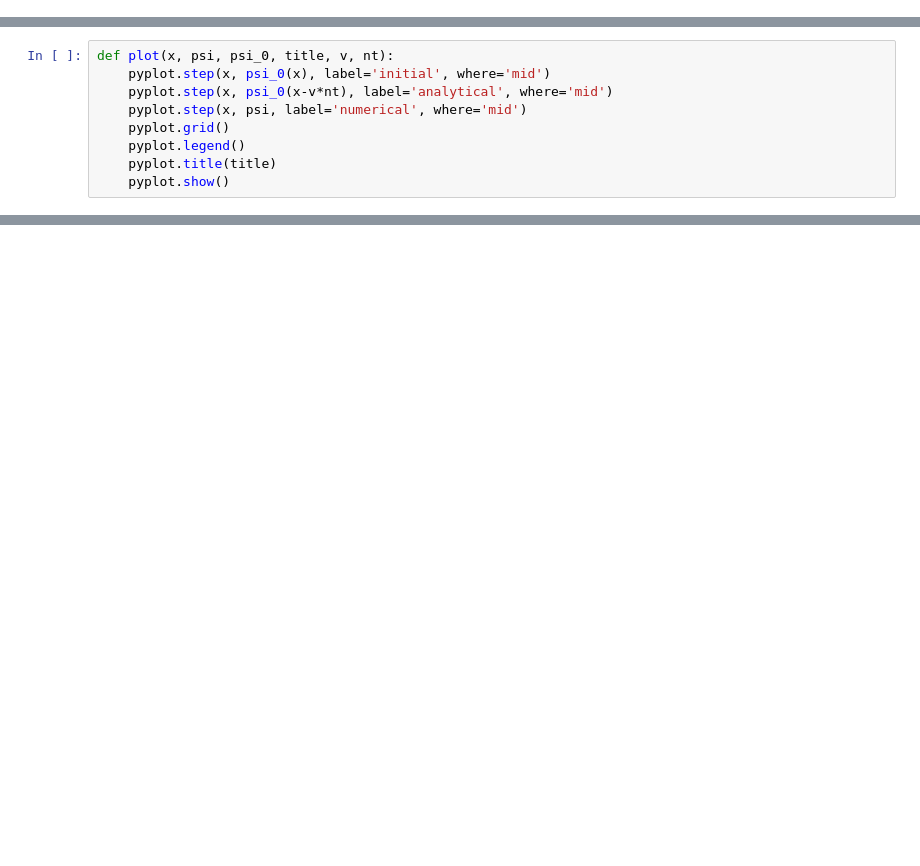
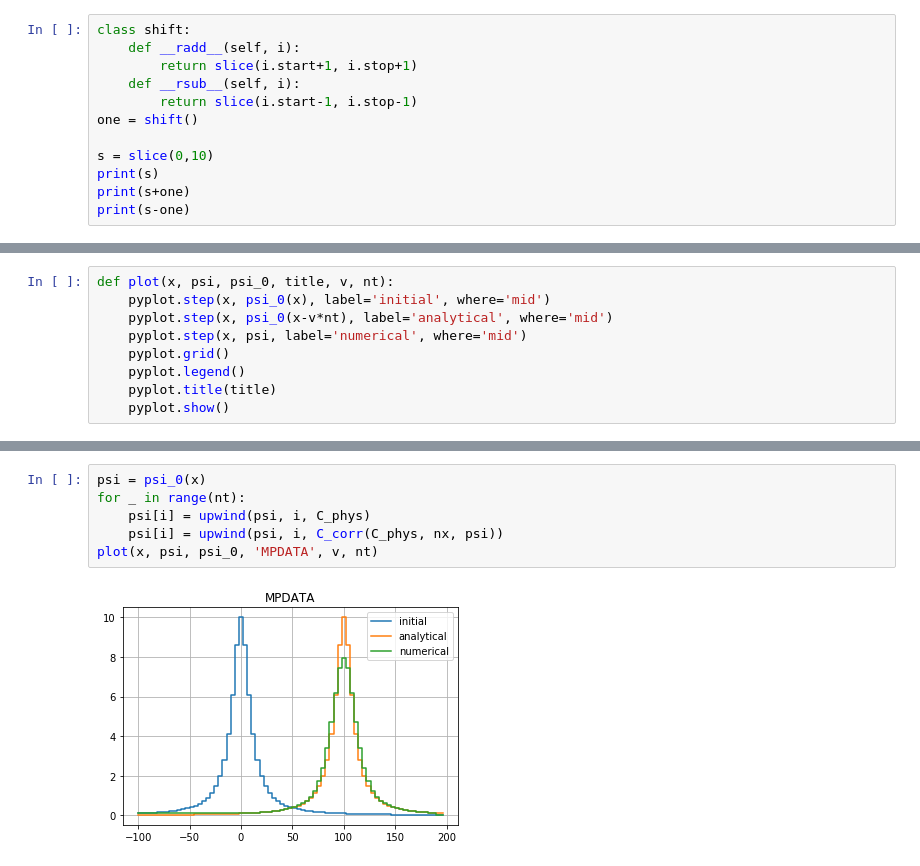
Before and after one commit to slayoo/MoAC, a Jupyter notebook: notebooks/02_upwind_MPDATA_hello_world.ipynb, the cells around one changed output, grey strips where cells are left out. Drawn from its saved outputs; the diff is of its cells as text; blank space fills up the shorter version.

```diff
--- a/notebooks/02_upwind_MPDATA_hello_world.ipynb
+++ b/notebooks/02_upwind_MPDATA_hello_world.ipynb
@@ -6,3 +14,15 @@ def psi_0(x):
     # https://en.wikipedia.org/wiki/Witch_of_Agnesi
     a = 5
     return 8*a**3 / (x**2 + 4*a**2)
+# %%
+class shift:
+    def __radd__(self, i):
+        return slice(i.start+1, i.stop+1)
+    def __rsub__(self, i):
+        return slice(i.start-1, i.stop-1)
+one = shift()
+
+s = slice(0,10)
+print(s)
+print(s+one)
+print(s-one)
@@ -17,0 +62,8 @@ def plot(x, psi, psi_0, title, v, nt):
+# %%
+psi = psi_0(x)
+for _ in range(nt):
+    psi[i] = upwind(psi, i, C_phys)
+    psi[i] = upwind(psi, i, C_corr(C_phys, nx, psi))
+plot(x, psi, psi_0, 'MPDATA', v, nt)
+# %% [output]
+[figure, added]
```
Also changed, not shown: parts of 7 cells of this notebook.
